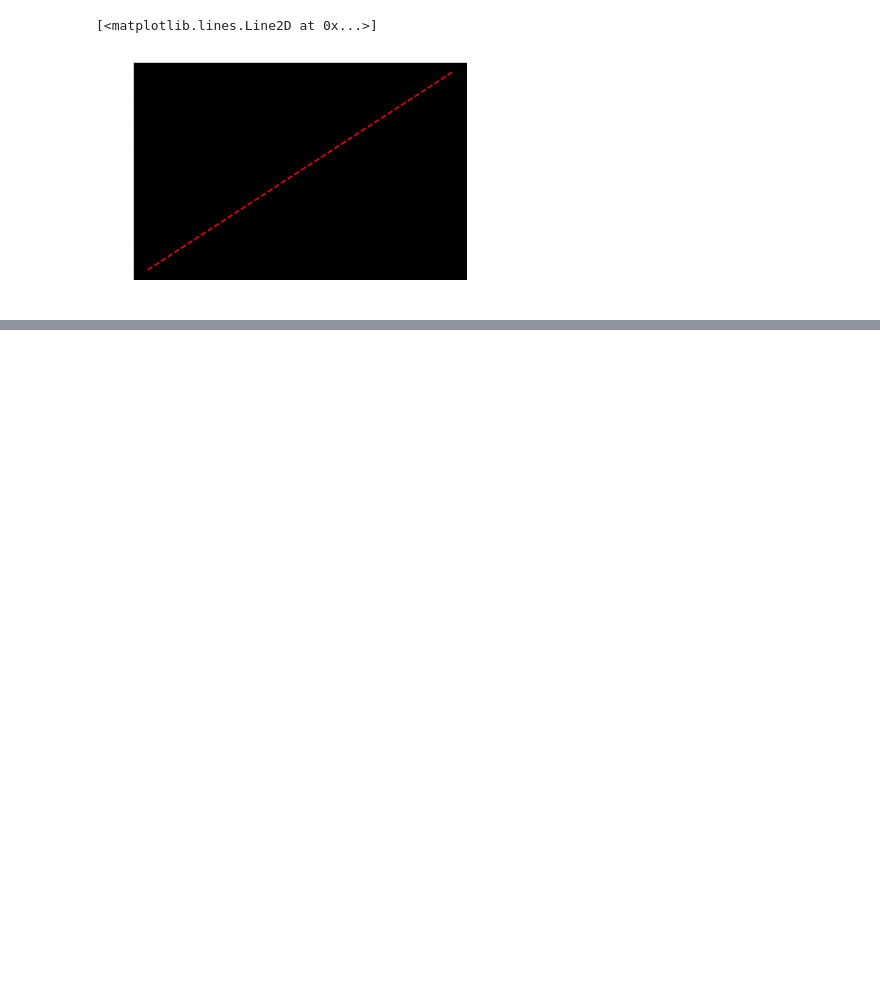
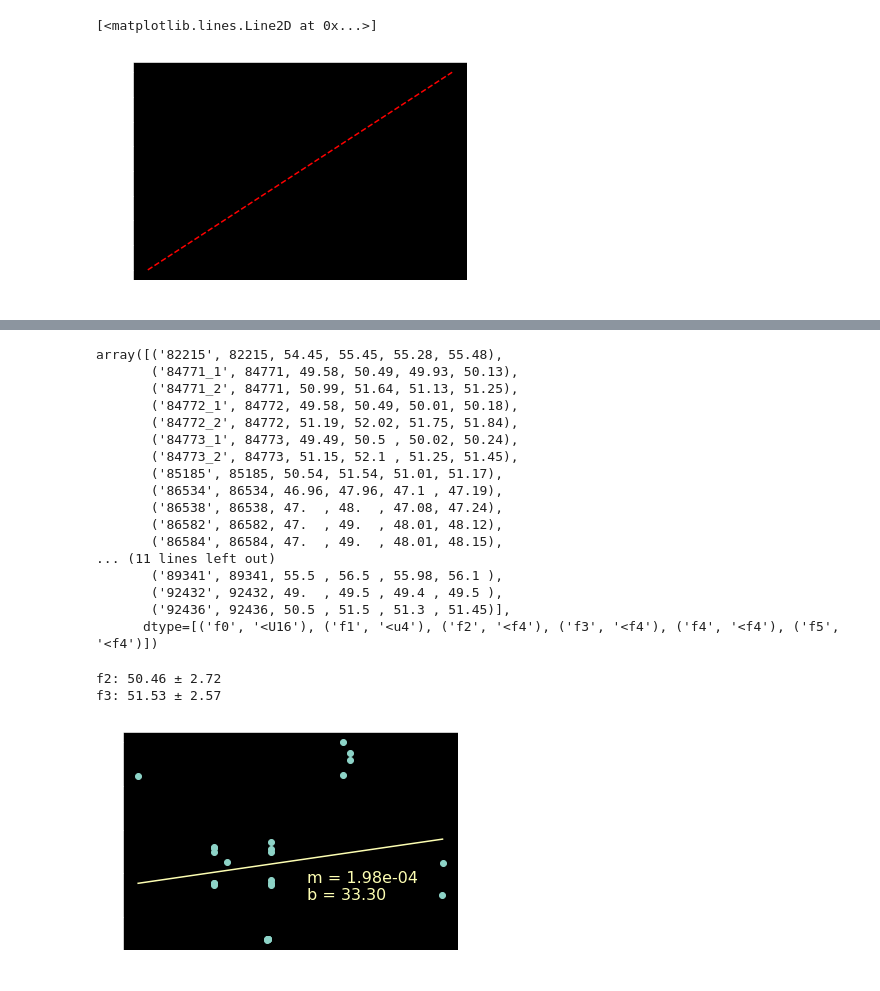
Before and after one commit to duartenina/PythonTutorial, a Jupyter notebook: 3. Main Libraries.ipynb, the cells around one changed output, grey strips where cells are left out. Saved outputs shown, nothing was run; the diff lists cells and outputs as text; code cells hidden in the pictures; blank space fills up the shorter version.

```diff
--- a/3. Main Libraries.ipynb
+++ b/3. Main Libraries.ipynb
@@ -63,0 +275,38 @@ array([[100. ,  10. ,  20. ,  30. ],
+# %%
+table = np.genfromtxt('shots_settings.csv', comments='#', delimiter=',', dtype=('U16,u4,f,f,f,f'))
+table = np.sort(table, order='f0')
+display(table)
+
+for col in ['f2', 'f3']:
+    print('{}: {:.2f} \u00b1 {:.2f}'.format(col, np.mean(table[col]), np.std(table[col])))
+
+x, y = table['f1'], table['f2']
+p = np.polyfit(x, y, 1)
+
+fig = plt.figure(figsize=(6, 4))
+plt.plot(x, y, 'o')
+plt.plot(x, np.polyval(p, x))
+plt.text(0.55, 0.4, 'm = {:.2e}\nb = {:.2f}'.format(*p), ha='left', va='top', transform=fig.transFigure, color='C1', fontdict={'size': 16})
+
+plt.show()
+# %% [output]
+array([('82215', 82215, 54.45, 55.45, 55.28, 55.48),
+       ('84771_1', 84771, 49.58, 50.49, 49.93, 50.13),
+       ('84771_2', 84771, 50.99, 51.64, 51.13, 51.25),
+       ('84772_1', 84772, 49.58, 50.49, 50.01, 50.18),
+       ('84772_2', 84772, 51.19, 52.02, 51.75, 51.84),
+       ('84773_1', 84773, 49.49, 50.5 , 50.02, 50.24),
+       ('84773_2', 84773, 51.15, 52.1 , 51.25, 51.45),
+       ('85185', 85185, 50.54, 51.54, 51.01, 51.17),
+       ('86534', 86534, 46.96, 47.96, 47.1 , 47.19),
+       ('86538', 86538, 47.  , 48.  , 47.08, 47.24),
+       ('86582', 86582, 47.  , 49.  , 48.01, 48.12),
+       ('86584', 86584, 47.  , 49.  , 48.01, 48.15),
+... (11 lines left out)
+       ('89341', 89341, 55.5 , 56.5 , 55.98, 56.1 ),
+       ('92432', 92432, 49.  , 49.5 , 49.4 , 49.5 ),
+       ('92436', 92436, 50.5 , 51.5 , 51.3 , 51.45)],
+      dtype=[('f0', '<U16'), ('f1', '<u4'), ('f2', '<f4'), ('f3', '<f4'), ('f4', '<f4'), ('f5', '<f4')])
+f2: 50.46 ± 2.72
+f3: 51.53 ± 2.57
+[figure, added]
```
Also changed, not shown: parts of 20 cells of this notebook, 3 other files.
